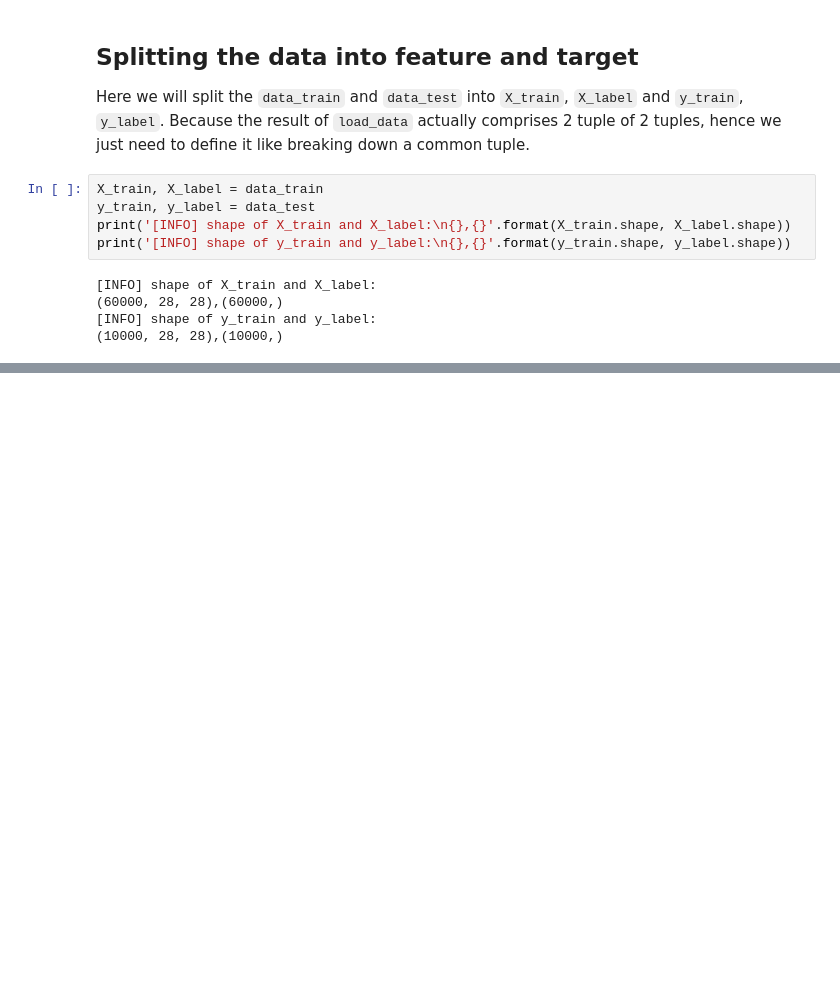
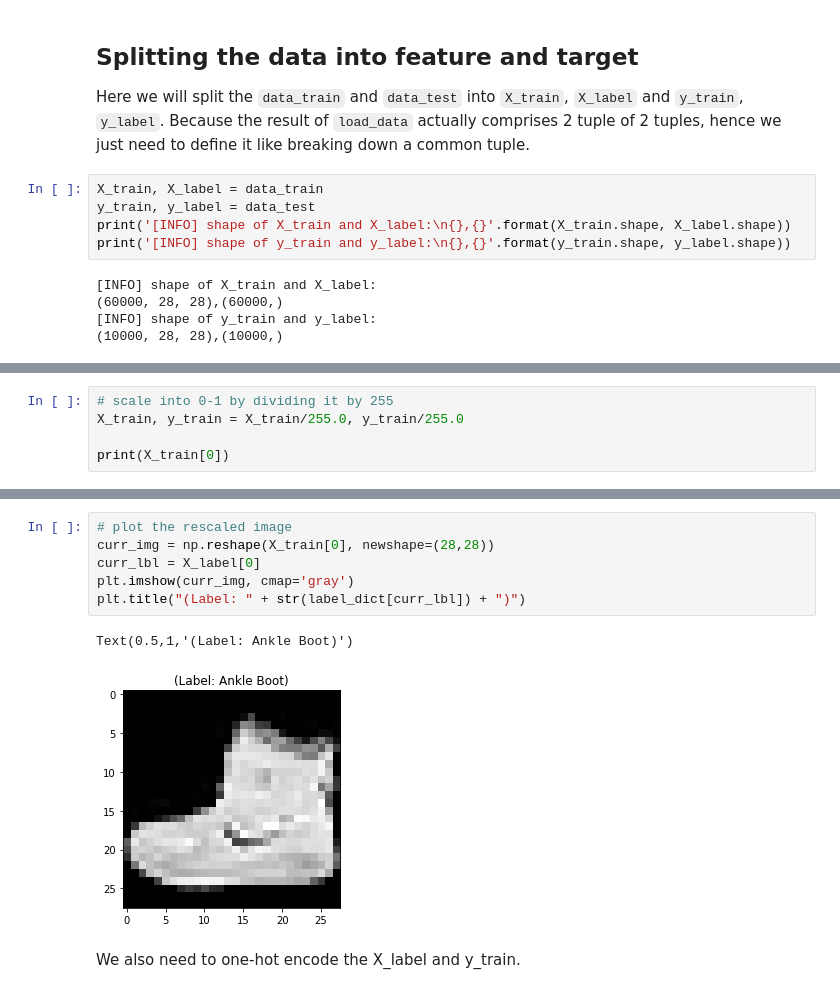
Before and after one commit to syahrulhamdani/100_Days_Of_ML_Code, a Jupyter notebook: tensorflow-tutorial/tf-datacamp/tf-cnn/3_CNN_with_TensorFlow.ipynb, the cells around one changed output, grey strips where cells are left out. Cells and saved outputs as stored; diff of their text form; blank space fills up the shorter version.

```diff
--- a/tensorflow-tutorial/tf-datacamp/tf-cnn/3_CNN_with_TensorFlow.ipynb
+++ b/tensorflow-tutorial/tf-datacamp/tf-cnn/3_CNN_with_TensorFlow.ipynb
@@ -117,0 +149,5 @@ print('[INFO] shape of y_train and y_label:\n{},{}'.format(y_train.shape, y_labe
+# %%
+# scale into 0-1 by dividing it by 255
+X_train, y_train = X_train/255.0, y_train/255.0
+
+print(X_train[0])
@@ -117,0 +172,11 @@ print('[INFO] shape of y_train and y_label:\n{},{}'.format(y_train.shape, y_labe
+# %%
+# plot the rescaled image
+curr_img = np.reshape(X_train[0], newshape=(28,28))
+curr_lbl = X_label[0]
+plt.imshow(curr_img, cmap='gray')
+plt.title("(Label: " + str(label_dict[curr_lbl]) + ")")
+# %% [output]
+Text(0.5,1,'(Label: Ankle Boot)')
+[figure, added]
+# %% [markdown]
+We also need to one-hot encode the X_label and y_train.
```
Also changed, not shown: parts of 19 cells of this notebook.
